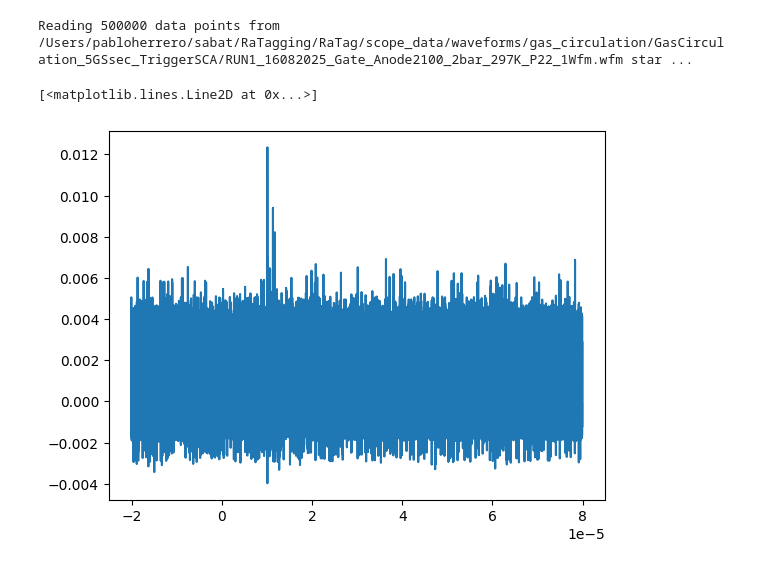
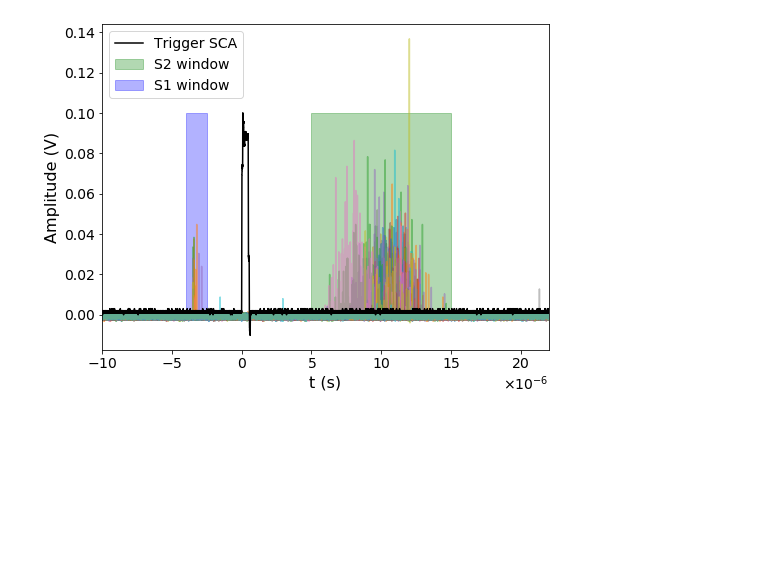
Before and after one commit to proscrite/RaTag, a Jupyter notebook: notebooks/S2_spectrum_PC.ipynb, the cells around one changed output. Cells and saved outputs as stored; diff of their text form; code cells hidden in the pictures; blank space fills up the shorter version.

```diff
--- a/notebooks/S2_spectrum_PC.ipynb
+++ b/notebooks/S2_spectrum_PC.ipynb
@@ -1,9 +1,17 @@
 # %%
 import numpy as np
 import matplotlib.pyplot as plt
+from matplotlib.ticker import ScalarFormatter
 from glob import glob
 from RaTag.scripts.wfm2read_fast import wfm2read # type: ignore
 from RaTag.scripts.wfm_sca_trigger import moving_average # type: ignore
 from scipy.signal import find_peaks
 from scipy import sparse
 from scipy.sparse.linalg import spsolve
+
+# Recommended rcParams for larger font sizes
+plt.rcParams['axes.labelsize'] = 16
+plt.rcParams['xtick.labelsize'] = 14
+plt.rcParams['ytick.labelsize'] = 14
+plt.rcParams['legend.fontsize'] = 14
+plt.rcParams['axes.titlesize'] = 18
@@ -108,10 +120,30 @@ def baseline_als(y, lam, p, niter=10):
-# %%
-wf = wfm2read(files[0])
-V, t = -wf[0], wf[1]
-bs = baseline_als(V, lam=100, p=0.1)
-V -= bs
-plt.plot(t, V)
-# %% [output]
-Reading 500000 data points from /Users/pabloherrero/sabat/RaTagging/RaTag/scope_data/waveforms/gas_circulation/GasCirculation_5GSsec_TriggerSCA/RUN1_16082025_Gate_Anode2100_2bar_297K_P22_1Wfm.wfm star ...
-[<matplotlib.lines.Line2D at 0x...>]
-[figure, removed]
+# %%
+plt.figure(figsize=(8, 6))
+for f in files21[:50]:
+    wf = wfm2read(f)
+    y, t = -wf[0], wf[1]
+    plt.plot(t, y, alpha=0.5)
+
+plt.plot(trig_x, trig_y, label='Trigger SCA', color='black')
+plt.fill_betweenx(
+        [0, 0.1],
+        x1=s2_lowcut, x2=s2_upcut,
+        color='green', alpha=0.3, label='S2 window'
+    )
+
+s1_lowcut = -0.4e-5
+s1_upcut = -0.25e-5
+plt.fill_betweenx(
+        [0, 0.1],
+        x1=s1_lowcut, x2=s1_upcut,
+        color='blue', alpha=0.3, label='S1 window'
+    )
+
+
+plt.gca().set(xlim=(-1e-5, 2.2e-5), xlabel='t (s)', ylabel='Amplitude (V)')
+plt.legend()
+ax = plt.gca()
+ax.xaxis.set_major_formatter(ScalarFormatter(useMathText=True))
+ax.ticklabel_format(style='sci', axis='x', scilimits=(-6, -6))
+# %% [output]
+[figure, added]
```
Also changed, not shown: parts of 6 cells of this notebook, 2 other files.
